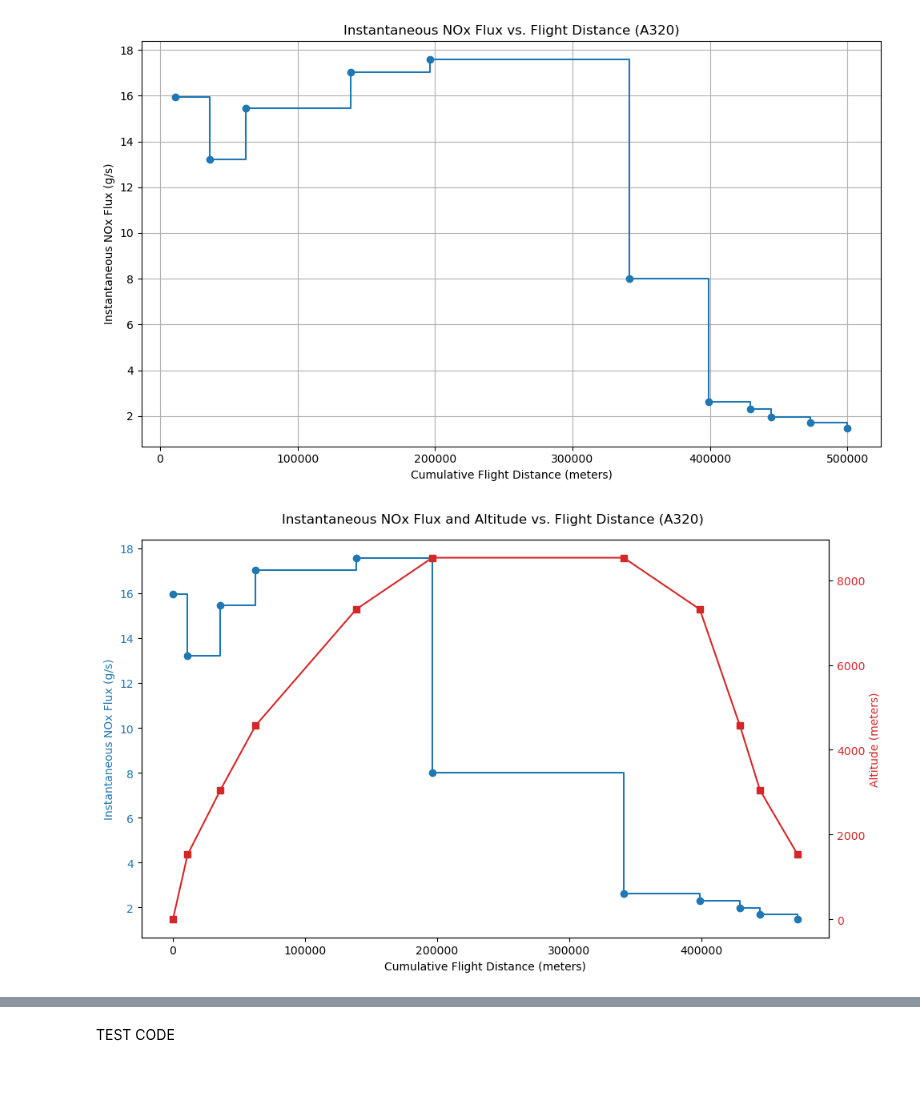
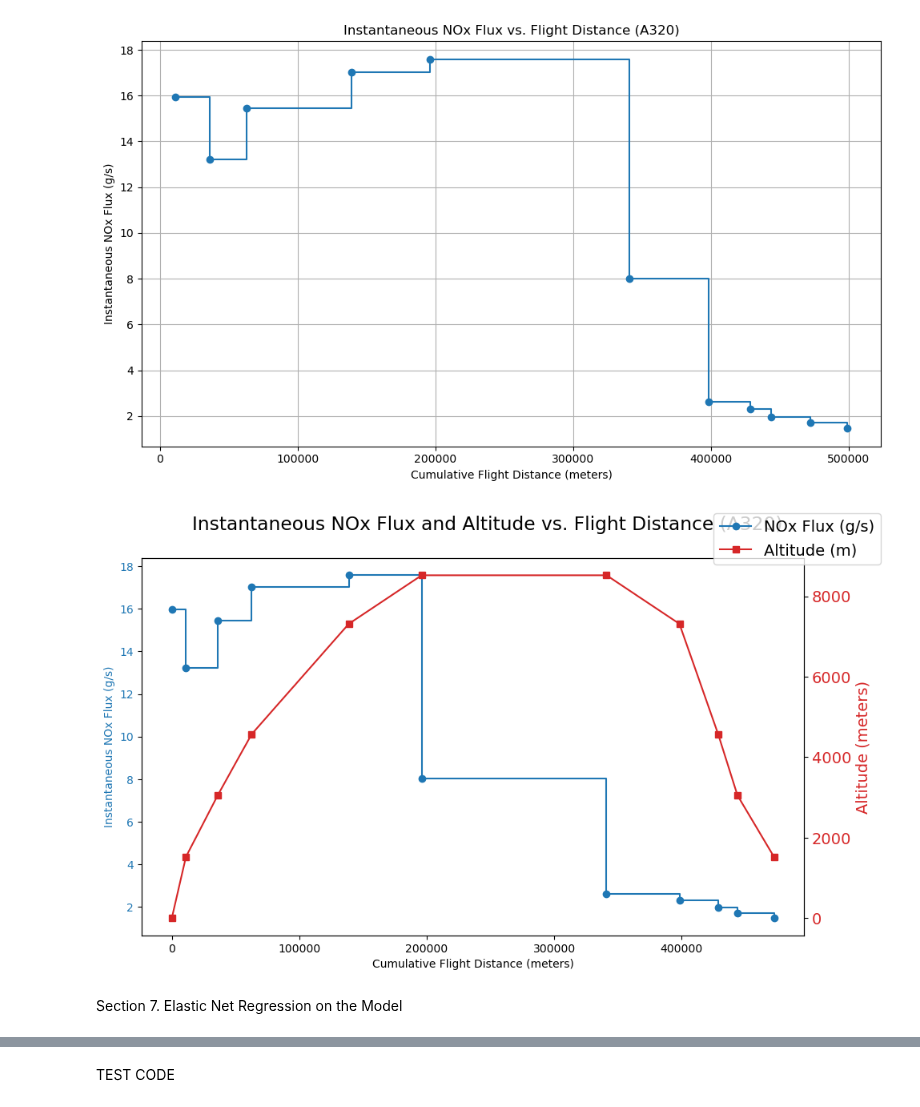
Before and after one commit to Centre-for-Atmospheric-Science-Cam-Chem/ConflictTrails, a Jupyter notebook: driver.ipynb, the cells around one changed output, grey strips where cells are left out. Saved outputs shown, nothing was run; the diff lists cells and outputs as text; code cells hidden in the pictures; blank space fills up the shorter version.

```diff
--- a/driver.ipynb
+++ b/driver.ipynb
@@ -409,16 +481,3 @@ plt.grid(True)
 plt.show()
 # %% [output]
 [figure]
-# %%
-# Generate 25 flight distances (km) linearly spaced from 200 to 5000 km.
-num_flightpaths = 25
-flight_distances = np.linspace(200, 1000, num_flightpaths)
-flightpaths = [0] * num_flightpaths
-
-# Loop through each flight distance and generate the flightpath.
-for ii in np.arange(num_flightpaths):
-    d_km = flight_distances[ii]
-    # Generate flightpath for a given flight distance (in km)
-    fp = generate_flightpath(aircraft_typecode, d_km, performance_and_emissions_model)
-    flightpaths[ii] = fp
-plot_flightpaths(flightpaths)
@@ -604,32 +721,34 @@ for s_key, t_key, nox_key, h_key in descent_keys:
     nox = flightpath['descent'].get(nox_key, 0)
     h = flightpath['descent'].get(h_key, 0)
     if t > 0 and s > 0:
         cum_dist += s
         segment_distances.append(cum_dist)
         segment_nox_flux.append(nox / t)
         segment_altitudes.append(h)
 
 # Ensure all arrays have the same length for plotting
 min_len = min(len(segment_distances), len(segment_nox_flux), len(segment_altitudes))
 segment_distances_plot = segment_distances[:min_len]
 segment_nox_flux_plot = segment_nox_flux[:min_len]
 segment_altitudes_plot = segment_altitudes[:min_len]
 
 fig, ax1 = plt.subplots(figsize=(10, 6))
-
+plt.rcParams.update({'font.size': 14})
 ax1.step(segment_distances_plot, segment_nox_flux_plot, where='post', marker='o', color='tab:blue', label='NOx Flux (g/s)')
 ax1.set_xlabel('Cumulative Flight Distance (meters)')
 ax1.set_ylabel('Instantaneous NOx Flux (g/s)', color='tab:blue')
 ax1.tick_params(axis='y', labelcolor='tab:blue')
 
 ax2 = ax1.twinx()
 ax2.plot(segment_distances_plot, segment_altitudes_plot, marker='s', color='tab:red', label='Altitude (m)')
 ax2.set_ylabel('Altitude (meters)', color='tab:red')
 ax2.tick_params(axis='y', labelcolor='tab:red')
 
 fig.suptitle(f'Instantaneous NOx Flux and Altitude vs. Flight Distance ({aircraft_typecode})')
 fig.legend()
 fig.tight_layout()
 plt.show()
 # %% [output]
-[figure, old version]
+[figure, new version]
+# %% [markdown]
+Section 7. Elastic Net Regression on the Model
```
Also changed, not shown: parts of 25 cells of this notebook, 1 other file.
